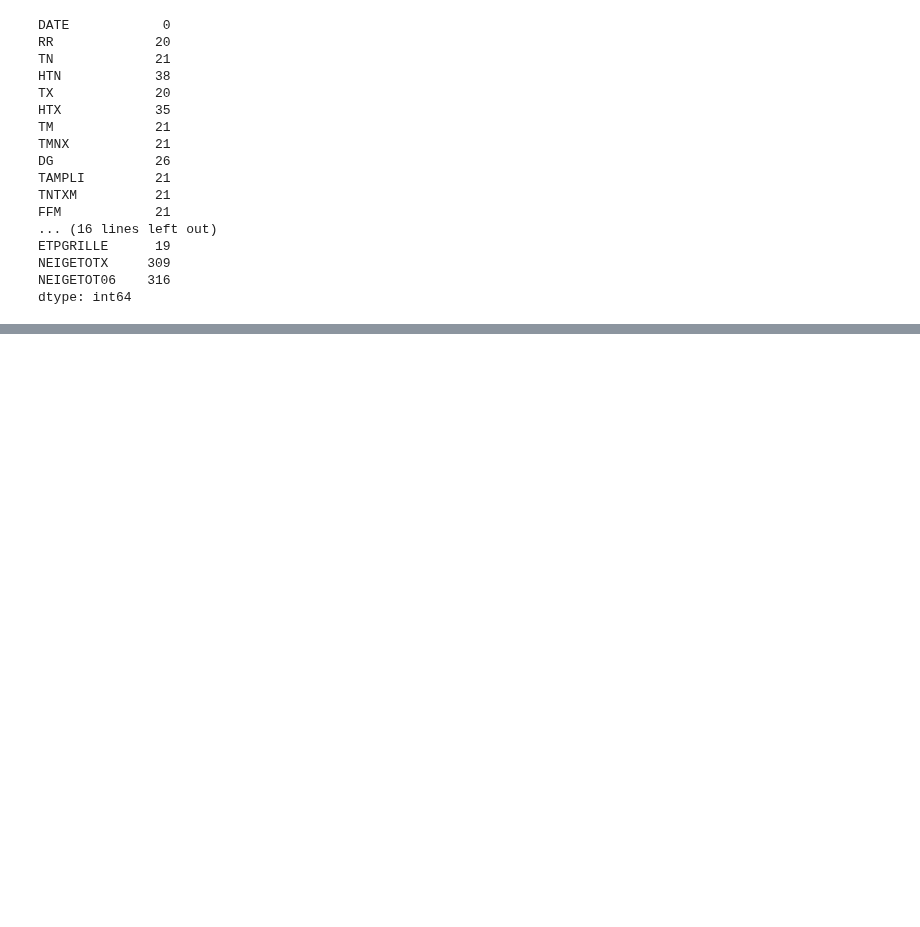
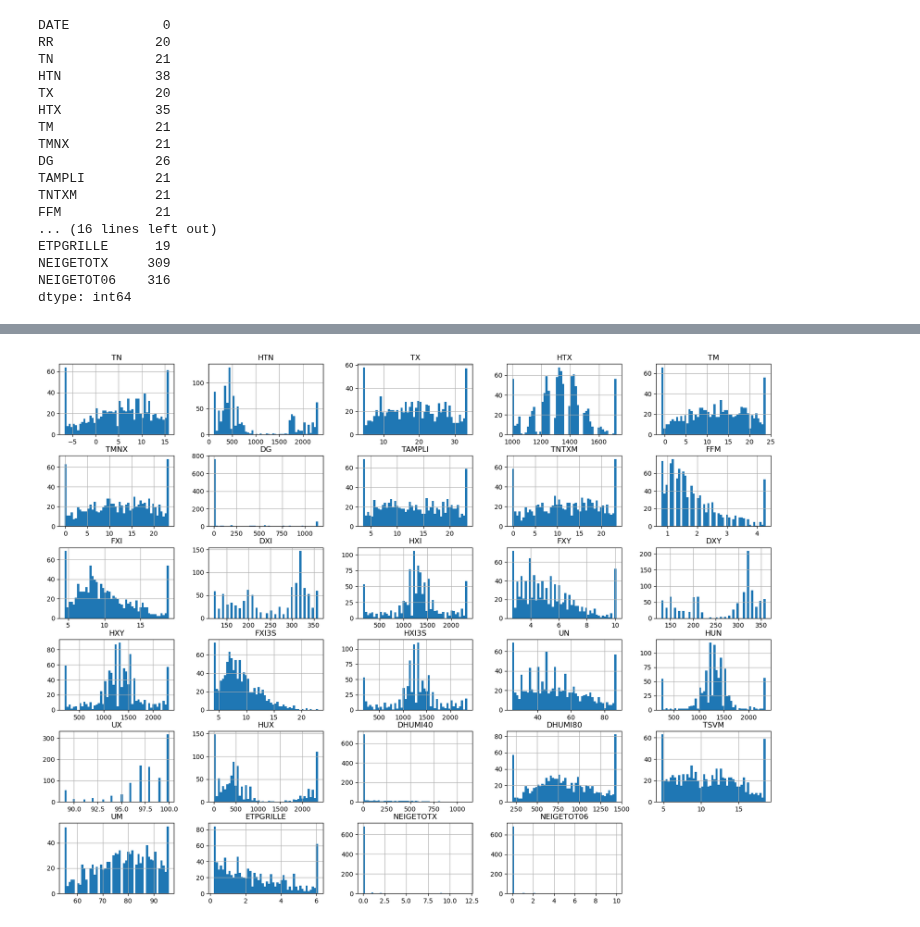
Before and after one commit to laureineCompaore/ProjetPython, a Jupyter notebook: Ana_exploratoire.ipynb, the cells around one changed output, grey strips where cells are left out. Cells and saved outputs as stored; diff of their text form; code cells hidden in the pictures; blank space fills up the shorter version.

```diff
--- a/Ana_exploratoire.ipynb
+++ b/Ana_exploratoire.ipynb
@@ -106 +172,7 @@ for col in quantitative_variables.columns:
+# %%
+df_winsorised.iloc[:,1:].hist(bins=50, figsize=(20,15))
+f.plt.savefig("Les histogrammes de variables quantitatives après winsorisation")
+f.plt.show()
+# %% [output]
+[figure, added]
 # %%
```
Also changed, not shown: parts of 15 cells of this notebook, 4 other files.
